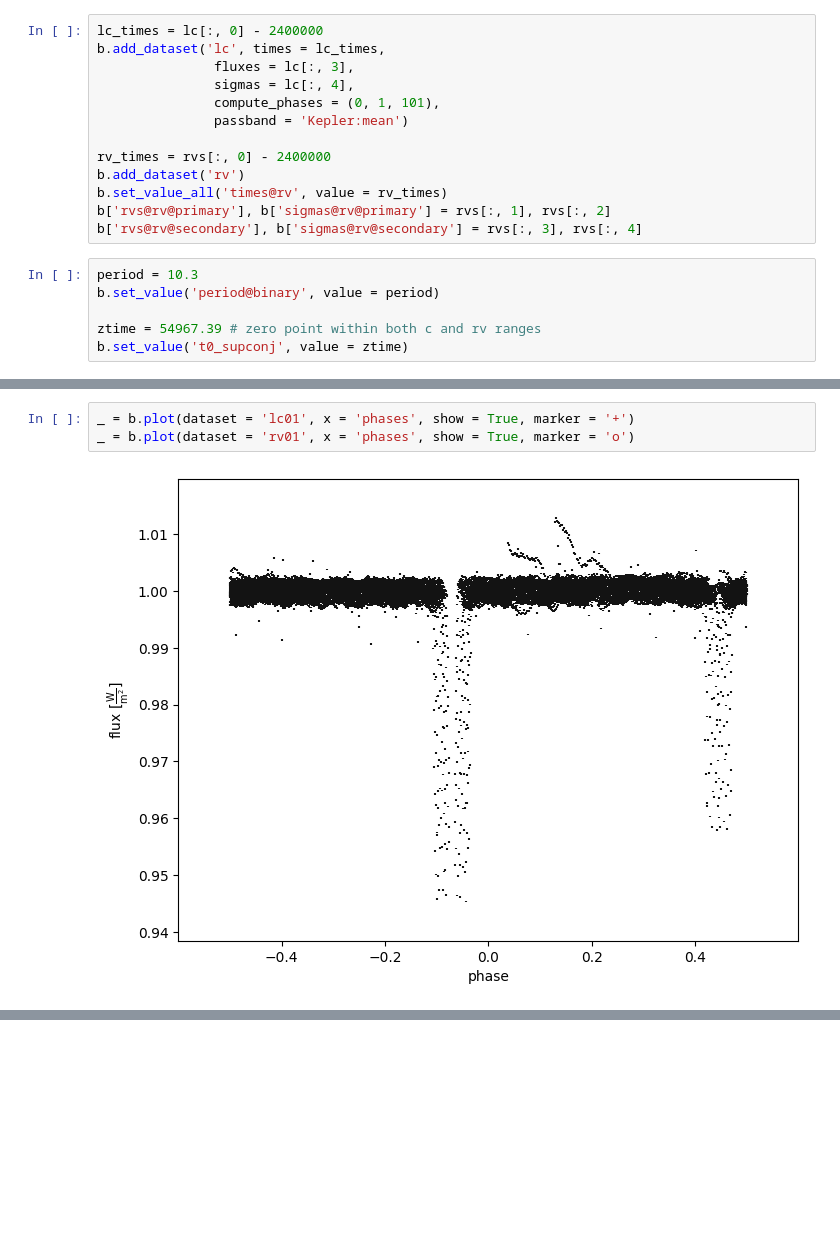
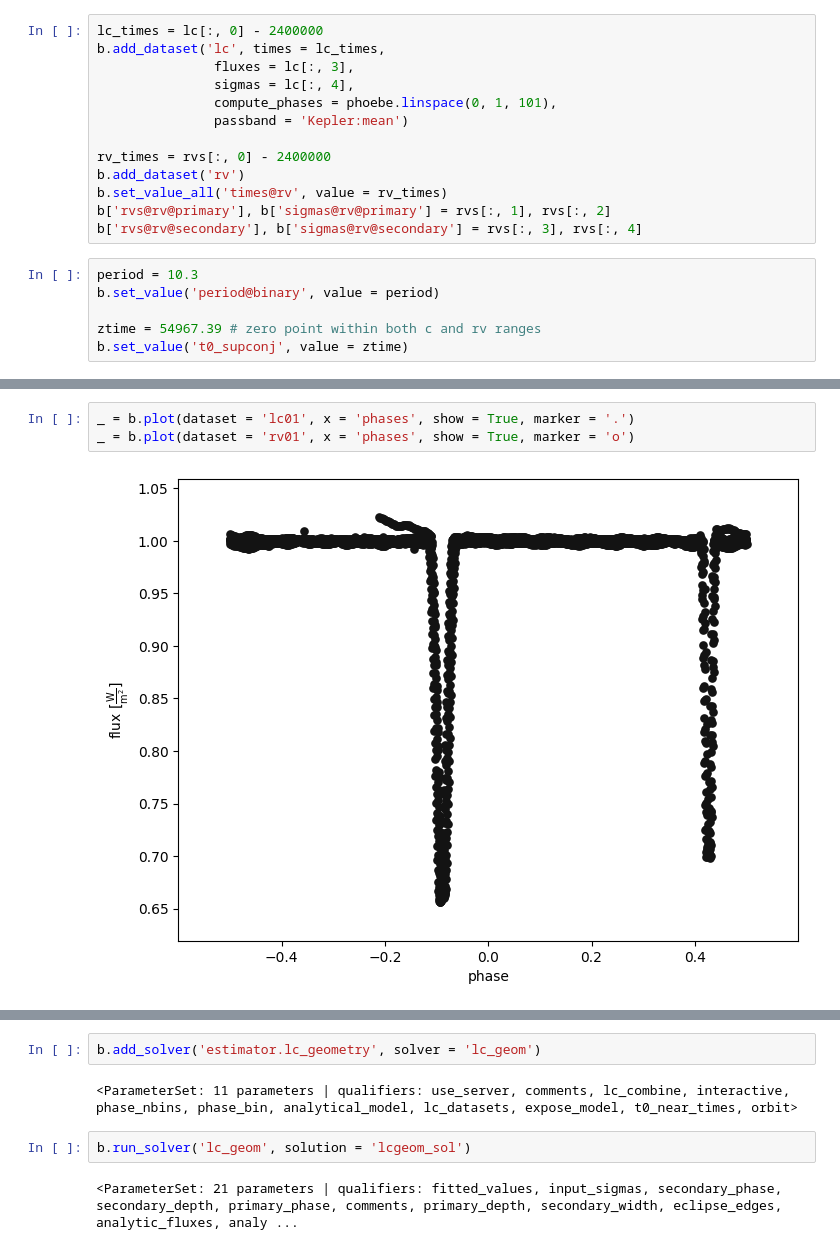
Before and after one commit to karanbt/EB-Modeling, a Jupyter notebook: notebook/estimators.ipynb, the cells around one changed output, grey strips where cells are left out. Saved outputs shown, nothing was run; the diff lists cells and outputs as text; blank space fills up the shorter version.

```diff
--- a/notebook/estimators.ipynb
+++ b/notebook/estimators.ipynb
@@ -15,7 +15,7 @@ lc_times = lc[:, 0] - 2400000
 b.add_dataset('lc', times = lc_times,
                fluxes = lc[:, 3],
                sigmas = lc[:, 4],
-               compute_phases = (0, 1, 101),
+               compute_phases = phoebe.linspace(0, 1, 101),
                passband = 'Kepler:mean')
 
 rv_times = rvs[:, 0] - 2400000
@@ -37,7 +37,15 @@ _ = b.plot(dataset = 'rv01', show = True, marker = 'o')
 [figure]
 # %%
-_ = b.plot(dataset = 'lc01', x = 'phases', show = True, marker = '+')
+_ = b.plot(dataset = 'lc01', x = 'phases', show = True, marker = '.')
 _ = b.plot(dataset = 'rv01', x = 'phases', show = True, marker = 'o')
 # %% [output]
-[figure, old version]
+[figure, new version]
 [figure]
+# %%
+b.add_solver('estimator.lc_geometry', solver = 'lc_geom')
+# %% [output]
+<ParameterSet: 11 parameters | qualifiers: use_server, comments, lc_combine, interactive, phase_nbins, phase_bin, analytical_model, lc_datasets, expose_model, t0_near_times, orbit>
+# %%
+b.run_solver('lc_geom', solution = 'lcgeom_sol')
+# %% [output]
+<ParameterSet: 21 parameters | qualifiers: fitted_values, input_sigmas, secondary_phase, secondary_depth, primary_phase, comments, primary_depth, secondary_width, eclipse_edges, analytic_fluxes, analy ...
```
Also changed, not shown: parts of 2 cells of this notebook, 2 other files.
